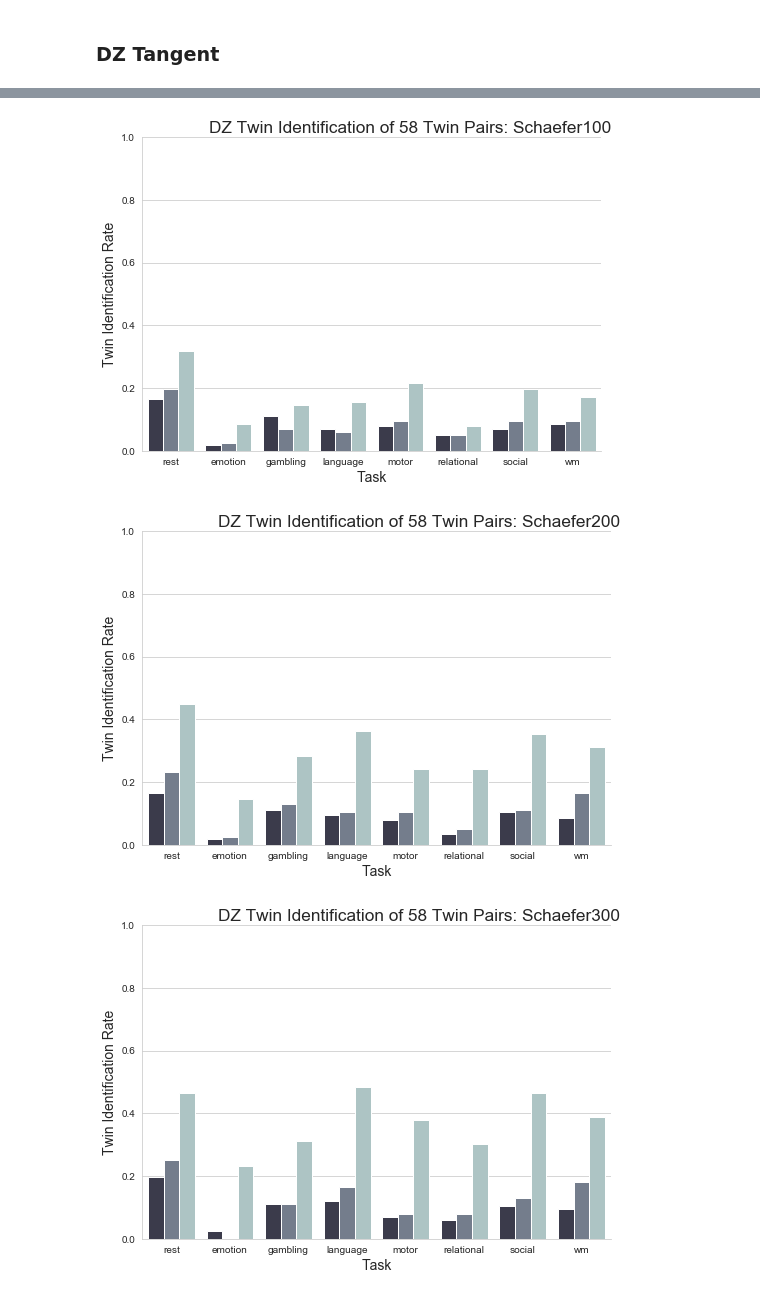
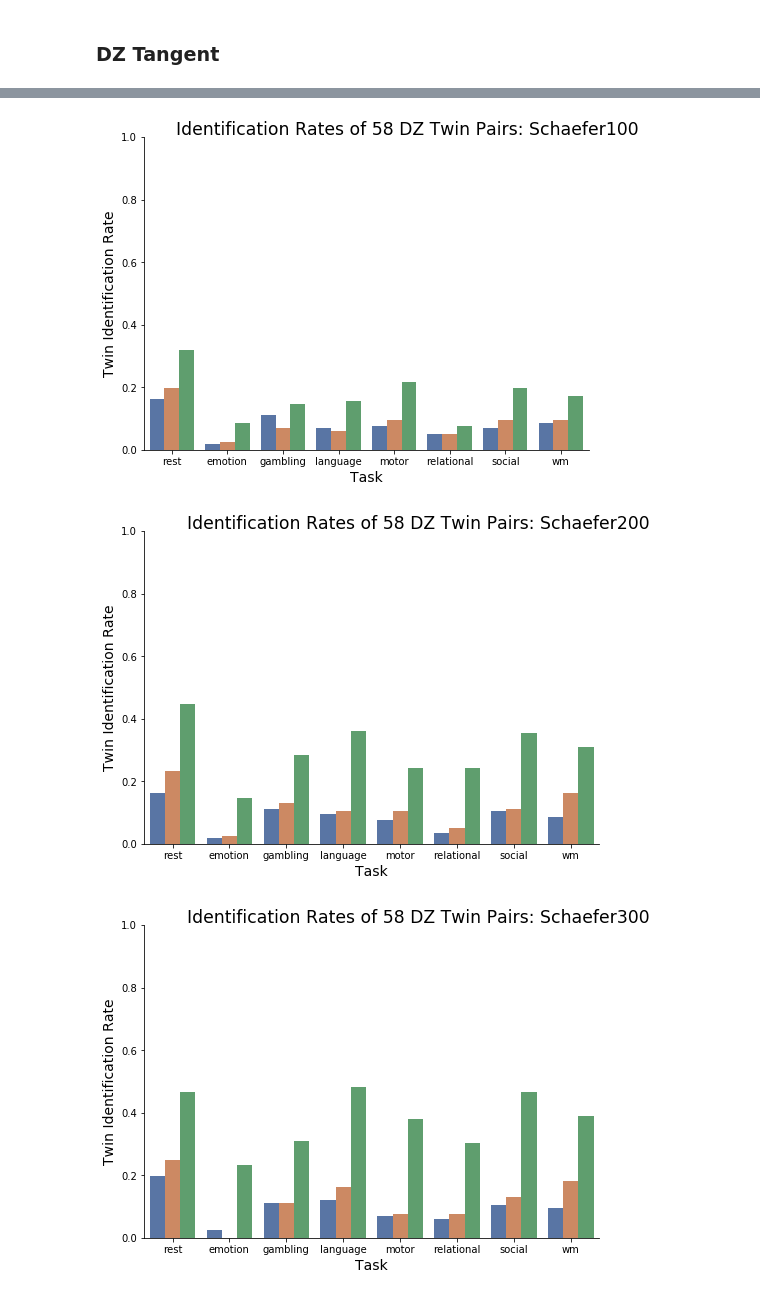
Before and after one commit to mwang29/fmri_learning, a Jupyter notebook: results/Data Visualizations.ipynb, the cells around one changed output, grey strips where cells are left out. Cells and saved outputs as stored; diff of their text form; code cells hidden in the pictures.

```diff
--- a/results/Data Visualizations.ipynb
+++ b/results/Data Visualizations.ipynb
@@ -562,12 +595,14 @@ plt.show()
 # %%
-df_logeuclid = df[df['Reference']=='logeuclid']
-df_logeuclid['Post-processing'] = 'Tangent - Logeuclid'
-df_logeuclid = df_logeuclid.drop(['Reference'], axis=1)
-df4 = pd.concat([df3, df_logeuclid])
-ref_plot = sns.catplot(x="Task", y="Twin Identification Rate", hue="Post-processing", data=df4,
-                height=6, kind="bar", palette="bone").set(ylim=(0, 1))
-ref_plot.fig.suptitle('MZ Twin Matching of 106 Twin Pairs with Post-processing Comparisons', y=1.02, fontsize='xx-large')
-ref_plot.fig.set_size_inches(10,5)
-plt.savefig('twins/MZ_twin_pairs_comparison.eps', bbox_inches='tight', transparent=True)
-plt.show()
+df100 = df4[df4['Parcellation'] == '100']
+df200 = df4[df4['Parcellation'] == '200']
+df300 = df4[df4['Parcellation'] == '300']
+df400 = df4[df4['Parcellation'] == '400']
+for parc in ['100', '200', '300', '400']:
+    ref_plot = sns.catplot(x="Task", y="Twin Identification Rate", hue="Post-processing", data=df4[df4['Parcellation'] == f'{parc}'],
+                    height=6, kind="bar", palette="deep").set(ylim=(0, 1))
+    ref_plot._legend.remove()
+    ref_plot.fig.suptitle(f'Identification Rates of 106 MZ Twin Pairs: Schaefer{parc}', y=1.02, fontsize='xx-large', ha='center')
+    ref_plot.fig.set_size_inches(10,5)
+    plt.savefig(f'twins/MZ_twin_pairs_comparison_{parc}.eps', bbox_inches='tight', transparent=True)
+    plt.show()
 # %% [output]
@@ -599,13 +612,0 @@ df_logeuclid
-# %%
-df100 = df4[df4['Parcellation'] == '100']
-df200 = df4[df4['Parcellation'] == '200']
-df300 = df4[df4['Parcellation'] == '300']
-df400 = df4[df4['Parcellation'] == '400']
-for parc in ['100', '200', '300', '400']:
-    ref_plot = sns.catplot(x="Task", y="Twin Identification Rate", hue="Post-processing", data=df4[df4['Parcellation'] == f'{parc}'],
-                    height=6, kind="bar", palette="Accent").set(ylim=(0, 1))
-    ref_plot._legend.remove()
-    ref_plot.fig.suptitle(f'MZ Twin Identification of 106 Twin Pairs: Schaefer{parc}', y=1.02, fontsize='xx-large', ha='center')
-    ref_plot.fig.set_size_inches(10,5)
-    plt.savefig(f'twins/MZ_twin_pairs_comparison_{parc}.eps', bbox_inches='tight', transparent=True)
-    plt.show()
@@ -743,17 +741,17 @@ NameError: name 'df3' is not defined
 # %%
 df100 = df4[df4['Parcellation'] == '100']
 df200 = df4[df4['Parcellation'] == '200']
 df300 = df4[df4['Parcellation'] == '300']
 df400 = df4[df4['Parcellation'] == '400']
 for parc in ['100', '200', '300', '400']:
     ref_plot = sns.catplot(x="Task", y="Twin Identification Rate", hue="Post-processing", data=df4[df4['Parcellation'] == f'{parc}'],
-                    height=6, kind="bar", palette="bone").set(ylim=(0, 1))
+                    height=6, kind="bar", palette="deep").set(ylim=(0, 1))
     ref_plot._legend.remove()
-    ref_plot.fig.suptitle(f'DZ Twin Identification of 58 Twin Pairs: Schaefer{parc}', y=1.02, fontsize='xx-large', ha='center')
+    ref_plot.fig.suptitle(f'Identification Rates of 58 DZ Twin Pairs: Schaefer{parc}', y=1.02, fontsize='xx-large', ha='center')
     ref_plot.fig.set_size_inches(10,5)
     plt.savefig(f'twins/DZ_twin_pairs_comparison_{parc}.eps', bbox_inches='tight', transparent=True)
     plt.show()
 # %% [output]
-[figure, old version]
+[figure, new version]
-[figure, old version]
+[figure, new version]
-[figure, old version]
+[figure, new version]
```
Also changed, not shown: parts of 32 cells of this notebook, 45 other files.
